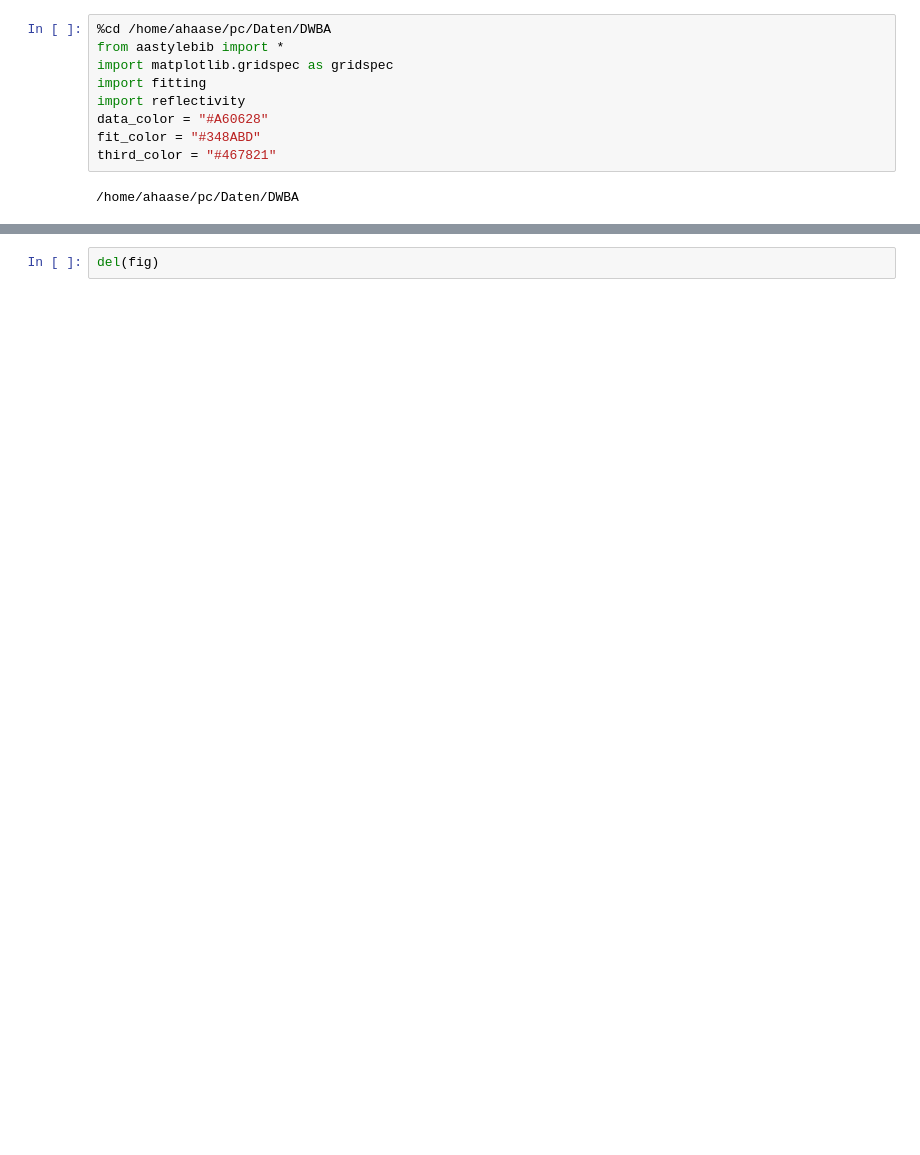
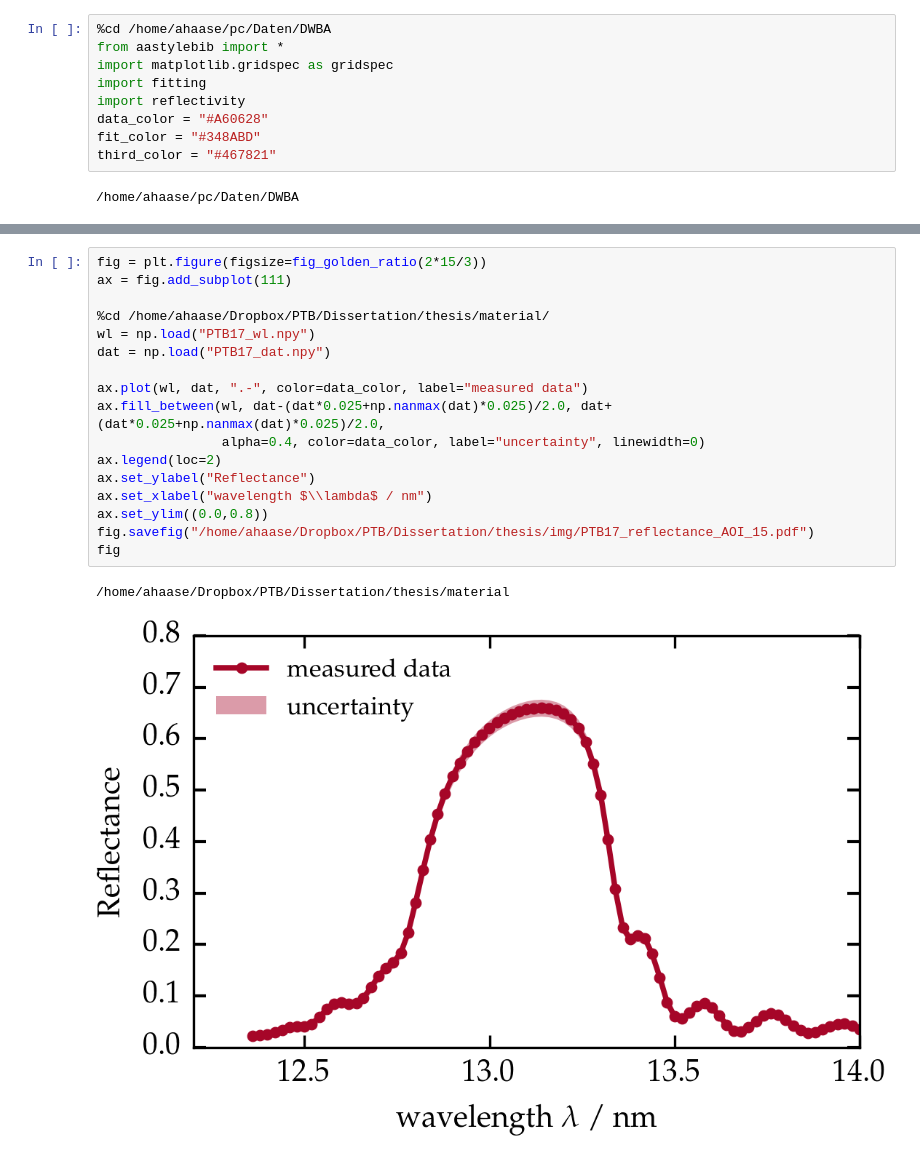
Before and after one commit to awhaase/thesis, a Jupyter notebook: material/Thesis_Sim_Mo_C_Si_B4C.ipynb, the cells around one changed output, grey strips where cells are left out. Saved outputs shown, nothing was run; the diff lists cells and outputs as text; blank space fills up the shorter version.

```diff
--- a/material/Thesis_Sim_Mo_C_Si_B4C.ipynb
+++ b/material/Thesis_Sim_Mo_C_Si_B4C.ipynb
@@ -169,2 +165,20 @@ fig
-# %%
-del(fig)
+# %%
+fig = plt.figure(figsize=fig_golden_ratio(2*15/3))
+ax = fig.add_subplot(111)
+
+%cd /home/ahaase/Dropbox/PTB/Dissertation/thesis/material/
+wl = np.load("PTB17_wl.npy")
+dat = np.load("PTB17_dat.npy")
+
+ax.plot(wl, dat, ".-", color=data_color, label="measured data")
+ax.fill_between(wl, dat-(dat*0.025+np.nanmax(dat)*0.025)/2.0, dat+(dat*0.025+np.nanmax(dat)*0.025)/2.0,
+                alpha=0.4, color=data_color, label="uncertainty", linewidth=0)
+ax.legend(loc=2)
+ax.set_ylabel("Reflectance")
+ax.set_xlabel("wavelength $\\lambda$ / nm")
+ax.set_ylim((0.0,0.8))
+fig.savefig("/home/ahaase/Dropbox/PTB/Dissertation/thesis/img/PTB17_reflectance_AOI_15.pdf")
+fig
+# %% [output]
+/home/ahaase/Dropbox/PTB/Dissertation/thesis/material
+[figure, added]
```
Also changed, not shown: parts of 3 cells of this notebook, 3 other files.
